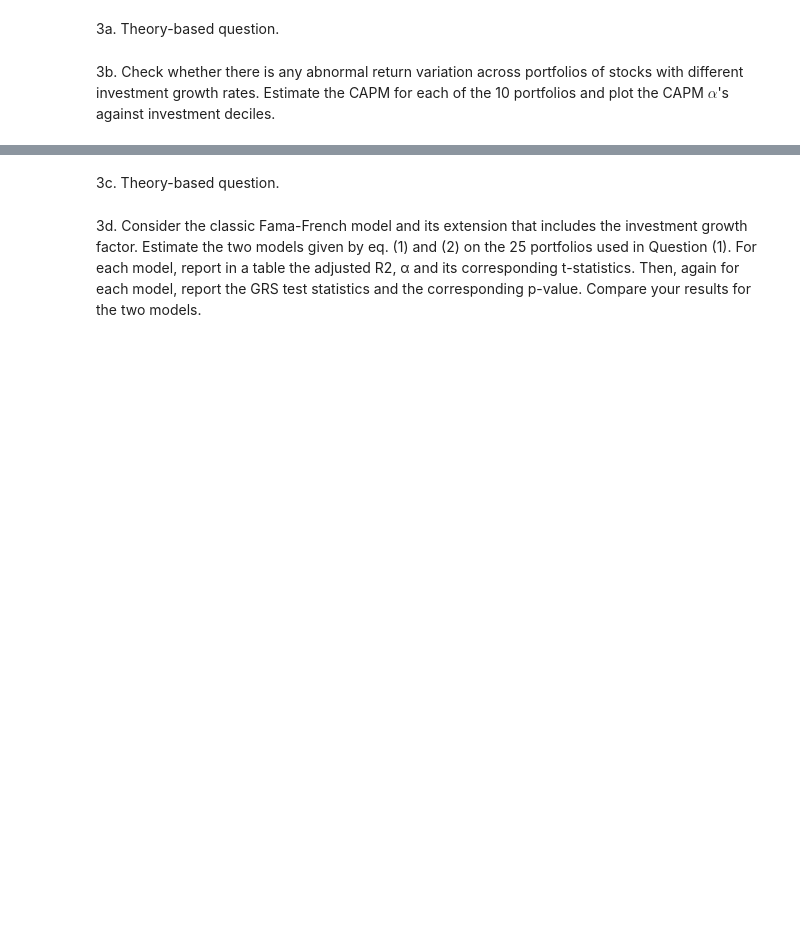
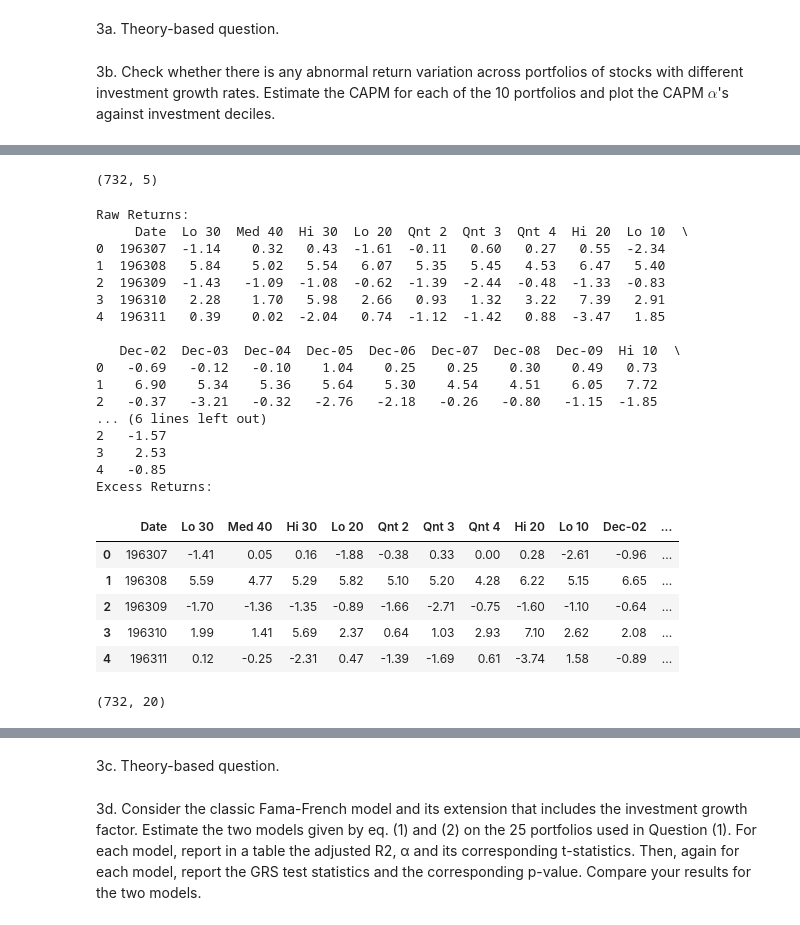
Before and after one commit to JiaqiSun45635/AP, a Jupyter notebook: Asset Pricing Assignment Q3.ipynb, the cells around one changed output, grey strips where cells are left out. Cells and saved outputs as stored; diff of their text form; code cells hidden in the pictures; blank space fills up the shorter version.

```diff
--- a/Asset Pricing Assignment Q3.ipynb
+++ b/Asset Pricing Assignment Q3.ipynb
@@ -28,23 +35,55 @@ dfff.head()
+# %%
+dfff.shape
+# %% [output]
+(732, 5)
 # %%
 # read file Portfolios_Formed_on_INV_Cleaned_MktR.CSV
-dfinv = pd.read_csv('Portfolios_Formed_on_INV_Cleaned_MktR.csv', nrows=734, skiprows=1, sep=',')
+dfinv = pd.read_csv('Portfolios_Formed_on_INV_Cleaned_MktR.csv', skiprows=1, sep=',')
 
 # rename column 0 as 'Date'
 dfinv.rename(columns={'Unnamed: 0': 'Date'}, inplace=True)
 
 # read Date as integer
 dfinv['Date'] = dfinv['Date'].astype(int)
 
 print('Raw Returns:')
 print(dfinv.head())
 
 print('Excess Returns:')
 
 # get excess returns of 10 decile portfolios
 for column in dfinv.columns[1:-1]:
     dfinv[column] = dfinv[column] - dfff['RF']
 
 dfinv.head()
+# %% [output]
+Raw Returns:
+     Date  Lo 30  Med 40  Hi 30  Lo 20  Qnt 2  Qnt 3  Qnt 4  Hi 20  Lo 10  \
+0  196307  -1.14    0.32   0.43  -1.61  -0.11   0.60   0.27   0.55  -2.34
+1  196308   5.84    5.02   5.54   6.07   5.35   5.45   4.53   6.47   5.40
+2  196309  -1.43   -1.09  -1.08  -0.62  -1.39  -2.44  -0.48  -1.33  -0.83
+3  196310   2.28    1.70   5.98   2.66   0.93   1.32   3.22   7.39   2.91
+4  196311   0.39    0.02  -2.04   0.74  -1.12  -1.42   0.88  -3.47   1.85
+
+   Dec-02  Dec-03  Dec-04  Dec-05  Dec-06  Dec-07  Dec-08  Dec-09  Hi 10  \
+0   -0.69   -0.12   -0.10    1.04    0.25    0.25    0.30    0.49   0.73
+1    6.90    5.34    5.36    5.64    5.30    4.54    4.51    6.05   7.72
+2   -0.37   -3.21   -0.32   -2.76   -2.18   -0.26   -0.80   -1.15  -1.85
+... (6 lines left out)
+2   -1.57
+3    2.53
+4   -0.85
+Excess Returns:
+|  | Date | Lo 30 | Med 40 | Hi 30 | Lo 20 | Qnt 2 | Qnt 3 | Qnt 4 | Hi 20 | Lo 10 | Dec-02 | ... |
+| 0 | 196307 | -1.41 | 0.05 | 0.16 | -1.88 | -0.38 | 0.33 | 0.00 | 0.28 | -2.61 | -0.96 | ... |
+| 1 | 196308 | 5.59 | 4.77 | 5.29 | 5.82 | 5.10 | 5.20 | 4.28 | 6.22 | 5.15 | 6.65 | ... |
+| 2 | 196309 | -1.70 | -1.36 | -1.35 | -0.89 | -1.66 | -2.71 | -0.75 | -1.60 | -1.10 | -0.64 | ... |
+| 3 | 196310 | 1.99 | 1.41 | 5.69 | 2.37 | 0.64 | 1.03 | 2.93 | 7.10 | 2.62 | 2.08 | ... |
+| 4 | 196311 | 0.12 | -0.25 | -2.31 | 0.47 | -1.39 | -1.69 | 0.61 | -3.74 | 1.58 | -0.89 | ... |
+# %%
+dfinv.shape
+# %% [output]
+(732, 20)
 # %%
 # estimate the CAPM for 10 portfolios
 CAPM_results = {}
```
Also changed, not shown: parts of 18 cells of this notebook.
